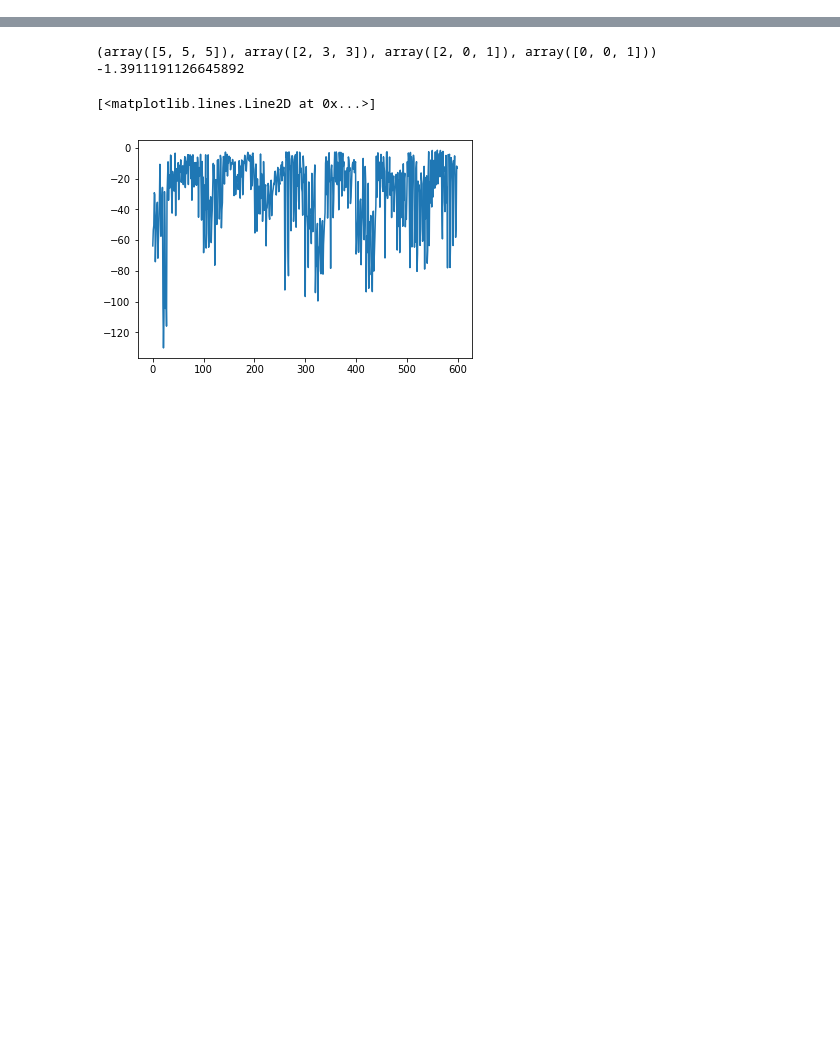
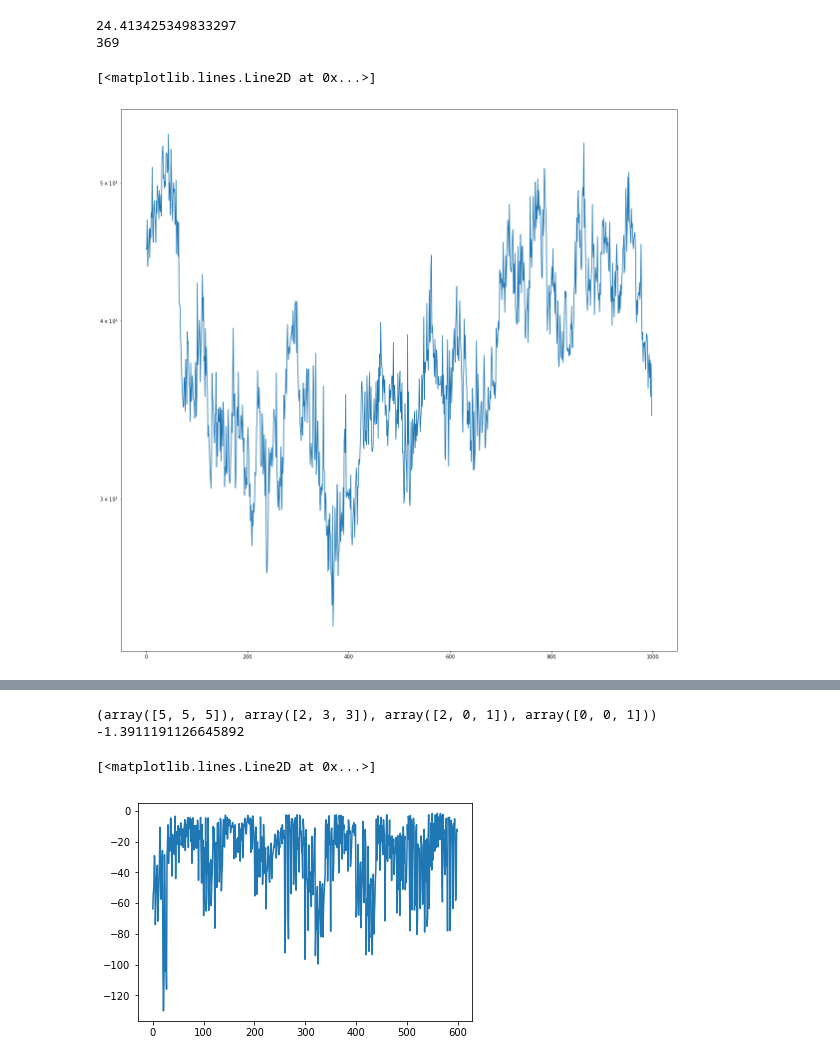
Before and after one commit to AndreasFinke/mcmc, a Jupyter notebook: notebooks/covid3.ipynb, the cells around one changed output, grey strips where cells are left out. Drawn from its saved outputs; the diff is of its cells as text; code cells hidden in the pictures; blank space fills up the shorter version.

```diff
--- a/notebooks/covid3.ipynb
+++ b/notebooks/covid3.ipynb
@@ -269,0 +262,43 @@ plt.semilogy(-chain.getLoglikes())
+# %%
+
+n1 = 6
+n2 = 5
+n3 = 4
+n4 = 5
+
+g1 = np.linspace(0.02, 0.045, n1)
+g2 = np.linspace(0.15, 0.45, n2)
+g3 = np.linspace(10, 40, n3)
+g4 = np.linspace(0.13, 0.17, n4)
+
+
+
+l, chain, state = loglike(1, icuBeds, g1[5], g2[3], g3[0], g4[0] )
+
+
+#-391.25674088235843 30 10 3000 steps almost linear in semilog
+#-409.47266331782333 10 10 3000
+#-212.1401306844756  10 20 3000
+#-55.712264001763316 10 20 6000 steps (44 after ca. 4000 steps, then apparently stuck)
+#-61.584089231064326 10 20 30000
+#-365.6009313184882  10 10 3000 steps 8-14  has very short phases,  looks smooth in plot
+#-340.338883126689   10 10 3000 steps 5-5   looks smooth AND monotonous in plot - not many T jumps in log but apparently enough
+#-349.41453291226935 10 10 3000       5-7
+#-72.                10 5 3000 10-10
+#-44. (actually reached -29 but was too hot and went back up)  10 5 6000 10-10
+#-27.311130462566453 50 5 4000  steps 10-10 but cools way too fast for different initial state (doesn't get stuck though but slow)
+# -68.37903076488126 10 10 30000 steps! 10-5
+# -46.37903076488126 10 10 30000 steps! 8-6 may reach global min, but slowly in the end, still being too hot... but heated once-try reducing more slowly now to avoid
+# -75.05251616794702 5  10 30000 steps! 8-6 even worse. try higher cooling rate
+# -31.902977176562377 15 5 30k 8-6
+# -25.801739945556786 15 5 60k 8-6 perfect!
+# %%
+plt.figure(figsize=(20,20))
+print(np.min(-chain.getLoglikes()))
+print(np.argmin(-chain.getLoglikes()))
+plt.semilogy(-chain.getLoglikes())
+# %% [output]
+24.413425349833297
+369
+[<matplotlib.lines.Line2D at 0x...>]
+[figure, added]
```
Also changed, not shown: parts of 10 cells of this notebook, 2 other files.
